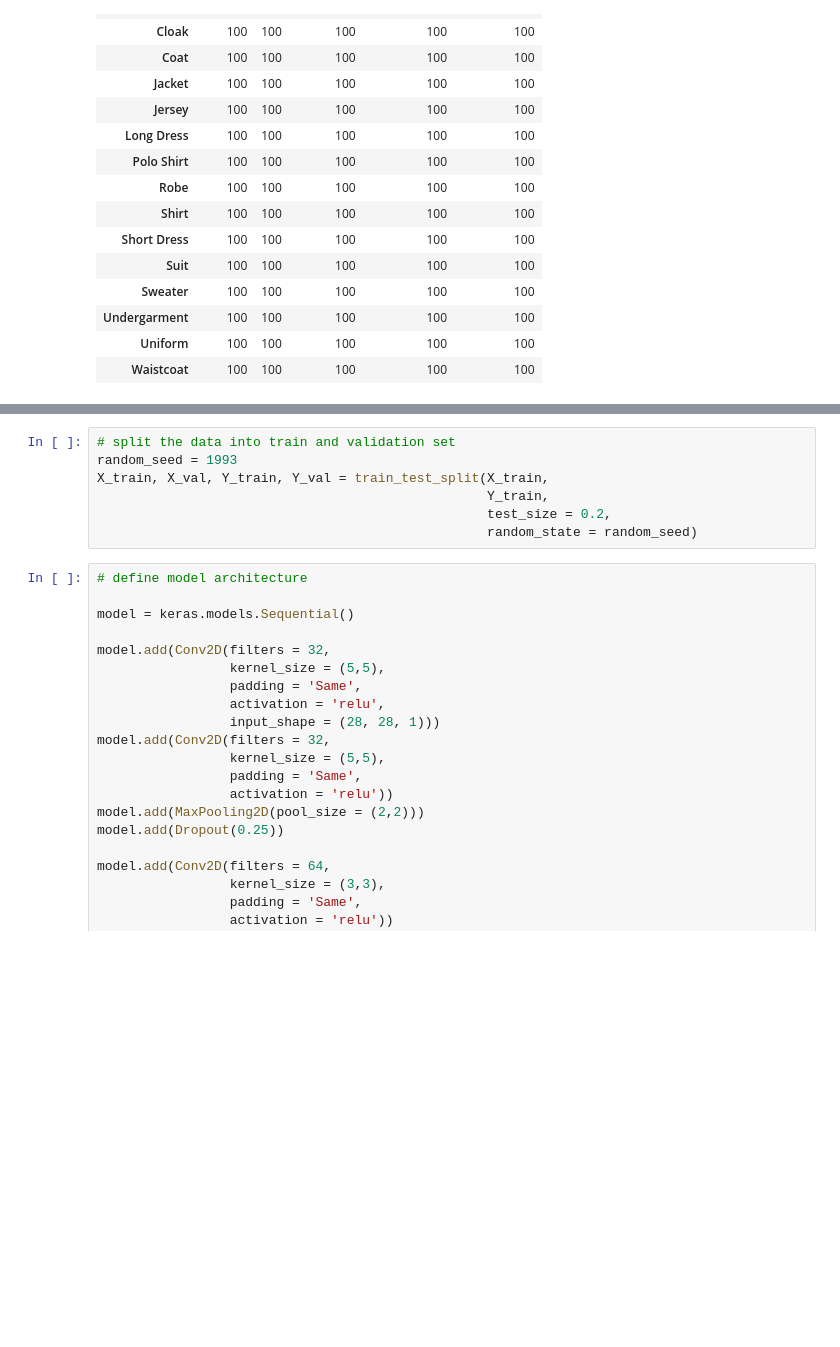
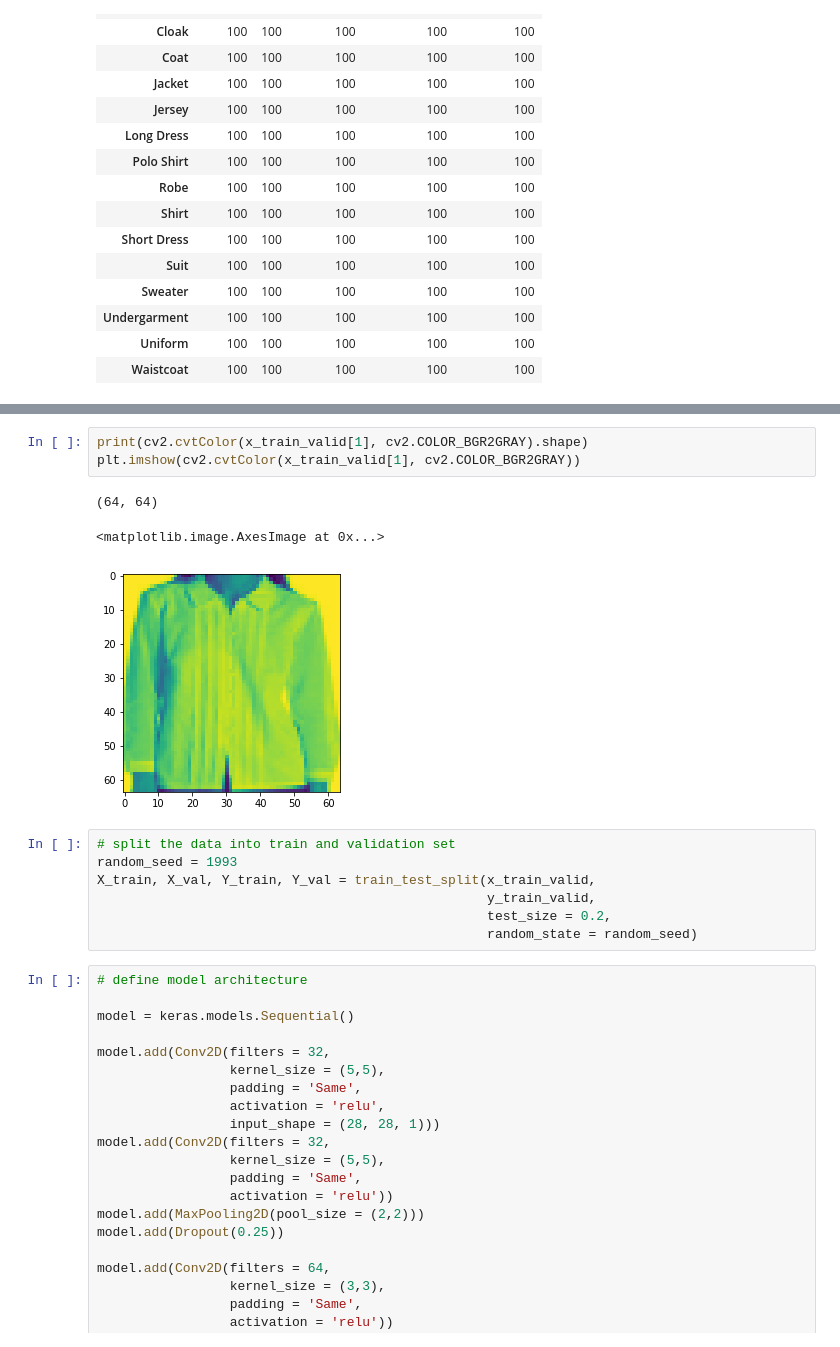
Before and after one commit to rohannanaware/Machine-Learning, a Jupyter notebook: HackerEarth/Caavo Computer Vision Challenge/caavo-cv.ipynb, the cells around one changed output, grey strips where cells are left out. Drawn from its saved outputs; the diff is of its cells as text; blank space fills up the shorter version.

```diff
--- a/HackerEarth/Caavo Computer Vision Challenge/caavo-cv.ipynb
+++ b/HackerEarth/Caavo Computer Vision Challenge/caavo-cv.ipynb
@@ -196,8 +212,15 @@ TypeError: unsupported operand type(s) for /: 'list' and 'float'
+# %%
+print(cv2.cvtColor(x_train_valid[1], cv2.COLOR_BGR2GRAY).shape)
+plt.imshow(cv2.cvtColor(x_train_valid[1], cv2.COLOR_BGR2GRAY))
+# %% [output]
+(64, 64)
+<matplotlib.image.AxesImage at 0x...>
+[figure, added]
 # %%
 # split the data into train and validation set
 random_seed = 1993
-X_train, X_val, Y_train, Y_val = train_test_split(X_train,
-                                                  Y_train,
+X_train, X_val, Y_train, Y_val = train_test_split(x_train_valid,
+                                                  y_train_valid,
                                                   test_size = 0.2,
                                                   random_state = random_seed)
 # %%
```
Also changed, not shown: parts of 10 cells of this notebook.
